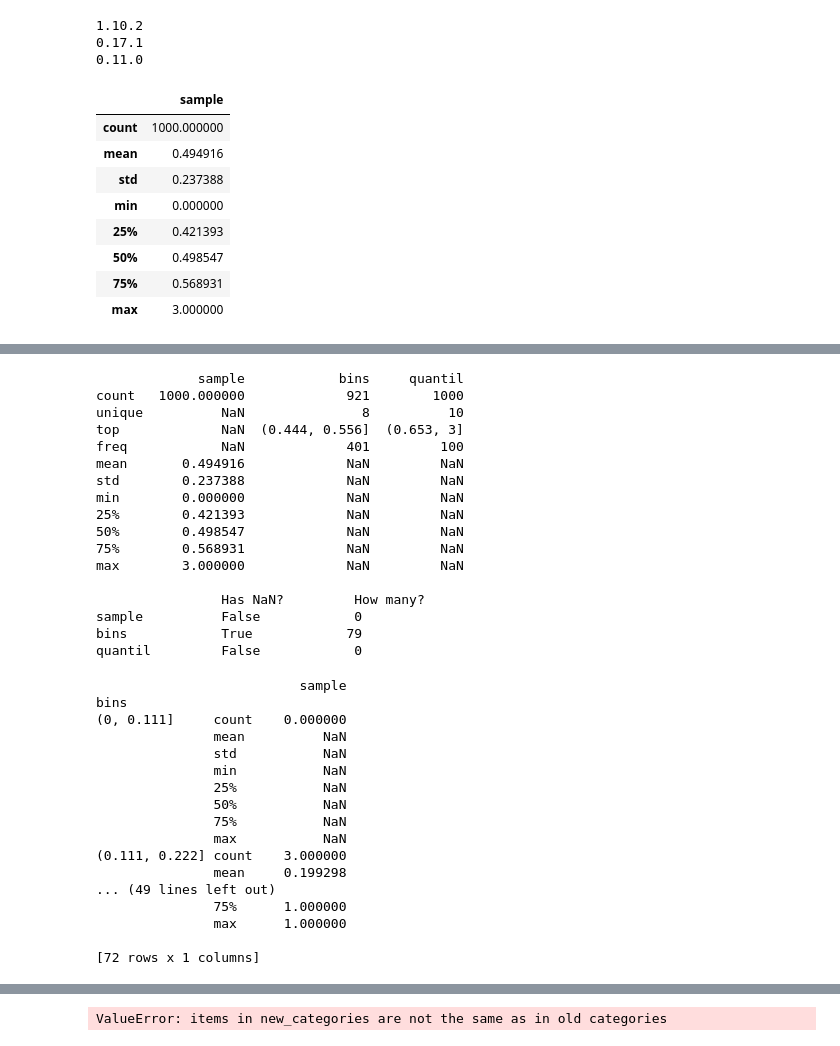
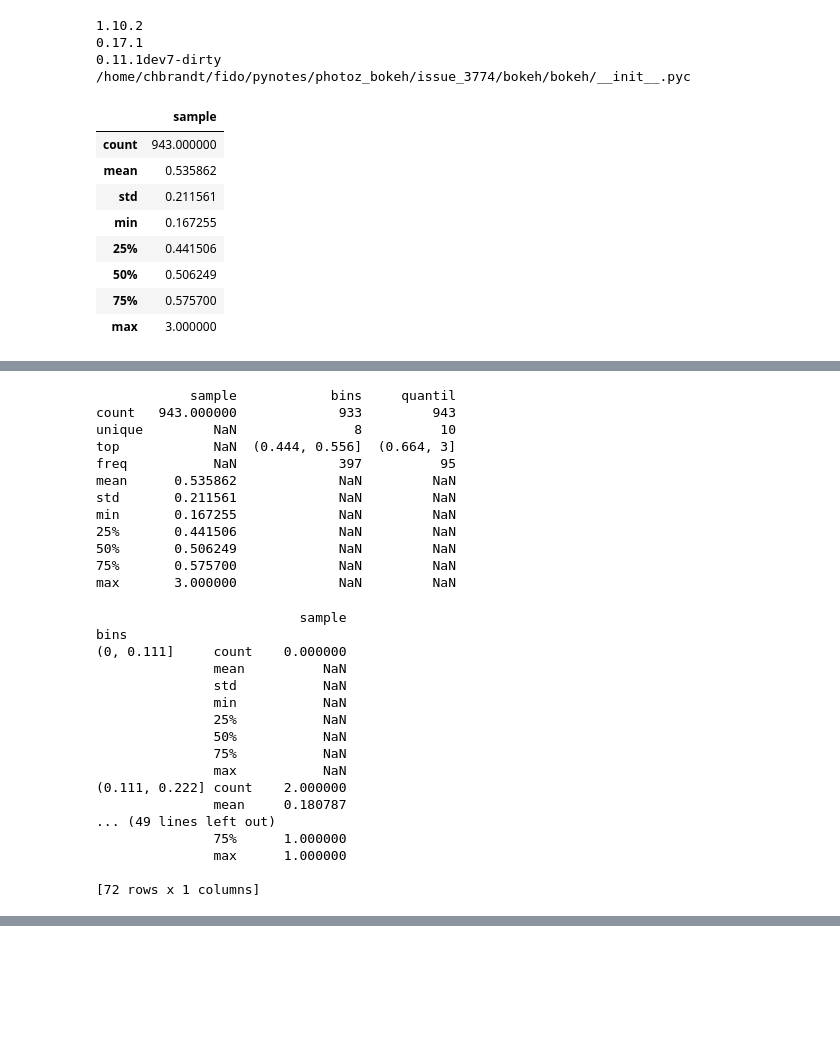
Before and after one commit to chbrandt/pynotes, a Jupyter notebook: issues/bokeh/boxplot_report.ipynb, the cells around one changed output, grey strips where cells are left out. Saved outputs shown, nothing was run; the diff lists cells and outputs as text; code cells hidden in the pictures; blank space fills up the shorter version.

```diff
--- a/issues/bokeh/boxplot_report.ipynb
+++ b/issues/bokeh/boxplot_report.ipynb
@@ -11,26 +12,29 @@ output_notebook()
 print np.__version__
 print pd.__version__
 print bk.__version__
+print bk.__file__
 # %% [output]
 1.10.2
 0.17.1
-0.11.0
+0.11.1dev7-dirty
+/home/chbrandt/fido/pynotes/photoz_bokeh/issue_3774/bokeh/bokeh/__init__.pyc
 # %%
+np.random.seed(1234509876)
 signal = np.random.normal(0.5,0.1,900)
 instr = np.random.poisson(0.5,100)
-sample = np.concatenate((signal,instr),axis=0)
+sample = np.concatenate((signal,instr[instr>0]),axis=0)
 np.random.shuffle(sample)
 df = pd.DataFrame({'sample':sample})
 df.describe()
 # %% [output]
 |  | sample |
-| count | 1000.000000 |
-| mean | 0.494916 |
-| std | 0.237388 |
-| min | 0.000000 |
-| 25% | 0.421393 |
-| 50% | 0.498547 |
-| 75% | 0.568931 |
+| count | 943.000000 |
+| mean | 0.535862 |
+| std | 0.211561 |
+| min | 0.167255 |
+| 25% | 0.441506 |
+| 50% | 0.506249 |
+| 75% | 0.575700 |
 | max | 3.000000 |
 # %%
 from bokeh.charts import Histogram
@@ -49,27 +53,22 @@ print df.describe(include='all')
 hnan = df.isnull().any().values
 nnan = df.isnull().sum().values
 _f = '{:<10}\t{}\t{:>10}'
-print _f.format('\n','Has NaN?','How many?')
-for i,col in enumerate(df.columns):
-    print _f.format(col,hnan[i],nnan[i])
+#print _f.format('\n','Has NaN?','How many?')
+#for i,col in enumerate(df.columns):
+#    print _f.format(col,hnan[i],nnan[i])
 # %% [output]
-             sample            bins     quantil
-count   1000.000000             921        1000
-unique          NaN               8          10
-top             NaN  (0.444, 0.556]  (0.653, 3]
-freq            NaN             401         100
-mean       0.494916             NaN         NaN
-std        0.237388             NaN         NaN
-min        0.000000             NaN         NaN
-25%        0.421393             NaN         NaN
-50%        0.498547             NaN         NaN
-75%        0.568931             NaN         NaN
-max        3.000000             NaN         NaN
-
-                Has NaN?         How many?
-sample          False            0
-bins            True            79
-quantil         False            0
+            sample            bins     quantil
+count   943.000000             933         943
+unique         NaN               8          10
+top            NaN  (0.444, 0.556]  (0.664, 3]
+freq           NaN             397          95
+mean      0.535862             NaN         NaN
+std       0.211561             NaN         NaN
+min       0.167255             NaN         NaN
+25%       0.441506             NaN         NaN
+50%       0.506249             NaN         NaN
+75%       0.575700             NaN         NaN
+max       3.000000             NaN         NaN
 # %%
 print df.groupby('bins').describe()
 # %% [output]
@@ -83,8 +82,8 @@ bins
                50%           NaN
                75%           NaN
                max           NaN
-(0.111, 0.222] count    3.000000
-               mean     0.199298
+(0.111, 0.222] count    2.000000
+               mean     0.180787
 ... (49 lines left out)
                75%      1.000000
                max      1.000000
@@ -97,9 +96,3 @@ show(p)
 # %% [output]
 [interactive output not drawn]
 <bokeh.io._CommsHandle at 0x...>
-# %%
-from bokeh.charts import BoxPlot
-p = BoxPlot(df,values='sample',label='bins')
-show(p)
-# %% [output]
-ValueError: items in new_categories are not the same as in old categories
```
Also changed, not shown: parts of 7 cells of this notebook, 2 other files.
